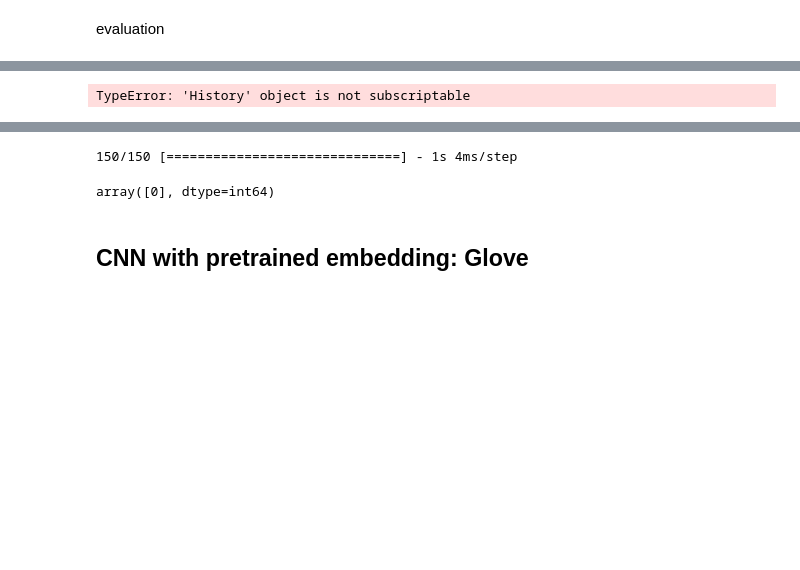
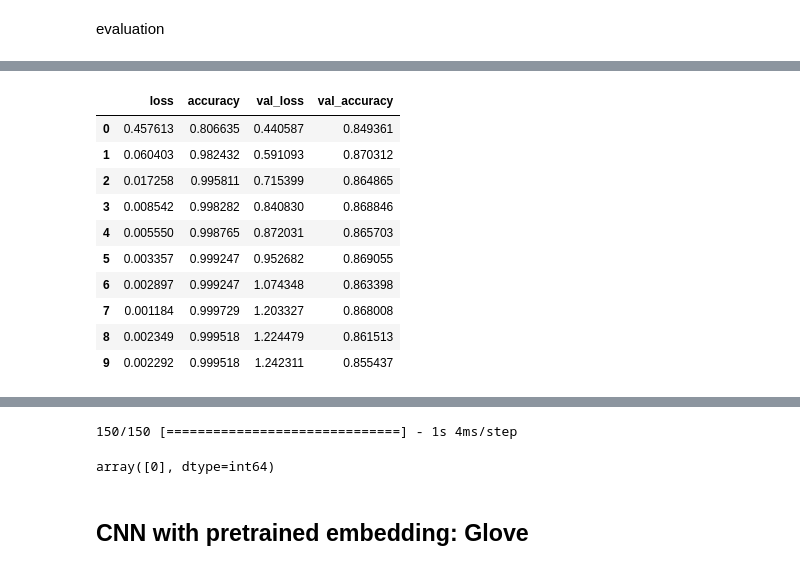
Before and after one commit to Disquietudee/Recognising-hate-speech-on-twitter-vs-offensive-language, a Jupyter notebook: CNN.ipynb, the cells around one changed output, grey strips where cells are left out. Saved outputs shown, nothing was run; the diff lists cells and outputs as text; code cells hidden in the pictures; blank space fills up the shorter version.

```diff
--- a/CNN.ipynb
+++ b/CNN.ipynb
@@ -244,4 +255,15 @@ loss,acc = model1.evaluate(X_cv_tk, y_cv_encoded)
-# %%
-plt.plot(model1.history["accuracy"])
-# %% [output]
-TypeError: 'History' object is not subscriptable
+# %%
+results = pd.DataFrame(history.history)
+results
+# %% [output]
+|  | loss | accuracy | val_loss | val_accuracy |
+| 0 | 0.457613 | 0.806635 | 0.440587 | 0.849361 |
+| 1 | 0.060403 | 0.982432 | 0.591093 | 0.870312 |
+| 2 | 0.017258 | 0.995811 | 0.715399 | 0.864865 |
+| 3 | 0.008542 | 0.998282 | 0.840830 | 0.868846 |
+| 4 | 0.005550 | 0.998765 | 0.872031 | 0.865703 |
+| 5 | 0.003357 | 0.999247 | 0.952682 | 0.869055 |
+| 6 | 0.002897 | 0.999247 | 1.074348 | 0.863398 |
+| 7 | 0.001184 | 0.999729 | 1.203327 | 0.868008 |
+| 8 | 0.002349 | 0.999518 | 1.224479 | 0.861513 |
+| 9 | 0.002292 | 0.999518 | 1.242311 | 0.855437 |
```
Also changed, not shown: parts of 6 cells of this notebook.
